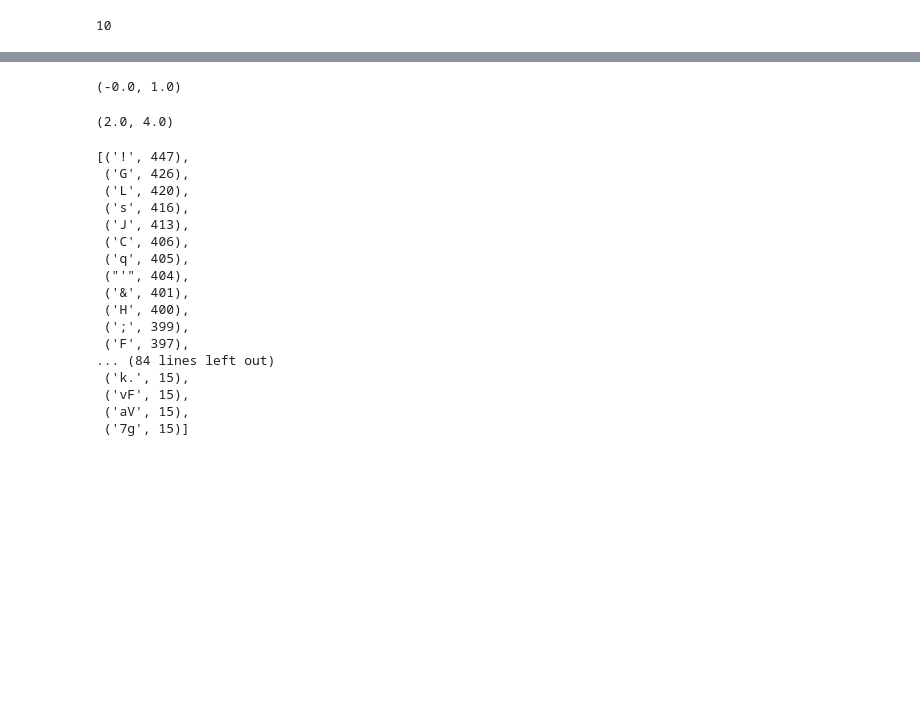
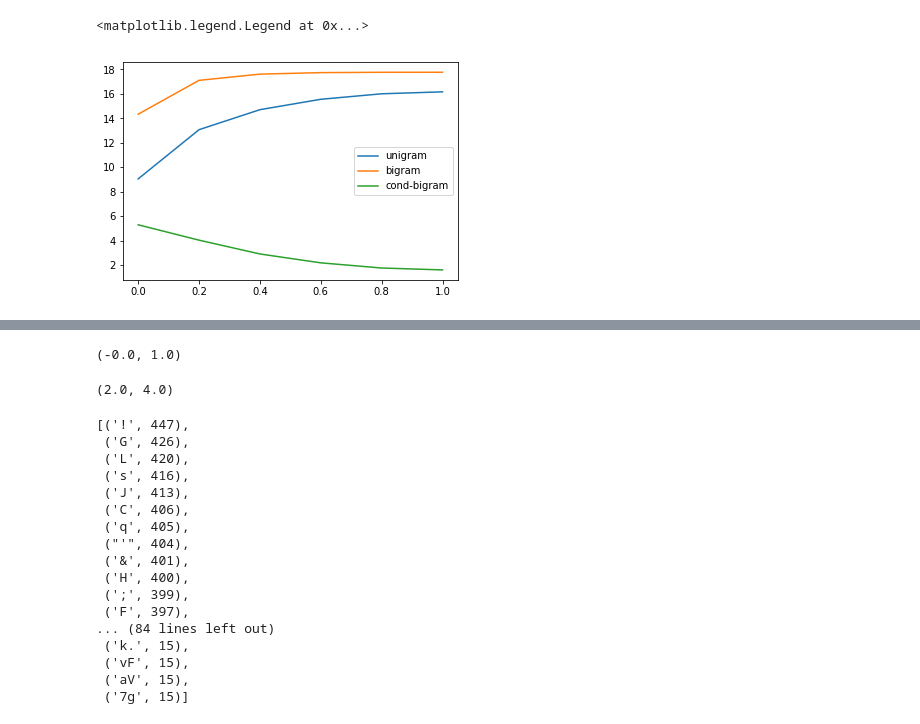
Before and after one commit to darthdeus/npfl097, a Jupyter notebook: NPFL067 Assignment - Exploring Entropy and Language Modeling.ipynb, the cells around one changed output, grey strips where cells are left out. Saved outputs shown, nothing was run; the diff lists cells and outputs as text; code cells hidden in the pictures; blank space fills up the shorter version.

Commit message:
Alternative nltk entropy computation just to verify

```diff
--- a/NPFL067 Assignment - Exploring Entropy and Language Modeling.ipynb
+++ b/NPFL067 Assignment - Exploring Entropy and Language Modeling.ipynb
@@ -31,12 +17,21 @@ from collections import Counter
-# %%
-sum(dict(Counter(s)).values())
-# %% [output]
-10
 # %%
 def perturb(text, p):
+    """
+    Randomly replace letters with probability `p`,
+    while keeping word barriers intact.
+    """
     alphabet = list(set(text_en) - set(["\n"]))
 
     return "".join([c
                     if (random.random() > p or c == "\n")
                     else random.choice(alphabet)
                     for c in text])
+# %%
+X = np.arange(0, 1.01, step=0.2)
+texts = [perturb(text_en, e).split("\n") for e in X]
+
+def split_text(text):
+    words = text.split("\n")
+    bigrams = [("<START>", words[0])] + list(zip(words, words[1:])) + [(words[-1], "<END>")]
+
+    return words, bigrams
@@ -42,0 +40,41 @@ def perturb(text, p):
+# %%
+def entropy(labels):
+    freqdist = nltk.FreqDist(labels)
+    probs = [freqdist.freq(l) for l in freqdist]
+    return -sum(p * math.log(p,2) for p in probs)
+# %%
+def perturb(text, p):
+    alphabet = list(set(text_en) - set(["\n"]))
+
+    return "".join([c
+                    if (random.random() > p or c == "\n")
+                    else random.choice(alphabet)
+                    for c in text])
+
+unigram = []
+bigram = []
+cond_bigram = []
+
+for p in X:
+    e1 = []
+    e2 = []
+    e3 = []
+
+    for i in range(20):
+        text = perturb(text_en, p).split("\n")
+
+        e1.append(entropy(text))
+        e2.append(entropy(nltk.bigrams(text)))
+        e3.append(entropy(nltk.bigrams(text)) - entropy(text))
+
+    unigram.append(np.mean(e1))
+    bigram.append(np.mean(e2))
+    cond_bigram.append(np.mean(e3))
+
+plt.plot(X, unigram, label="unigram")
+plt.plot(X, bigram, label="bigram")
+plt.plot(X, cond_bigram, label="cond-bigram")
+plt.legend()
+# %% [output]
+<matplotlib.legend.Legend at 0x...>
+[figure, added]
```
Also changed, not shown: parts of 22 cells of this notebook.
